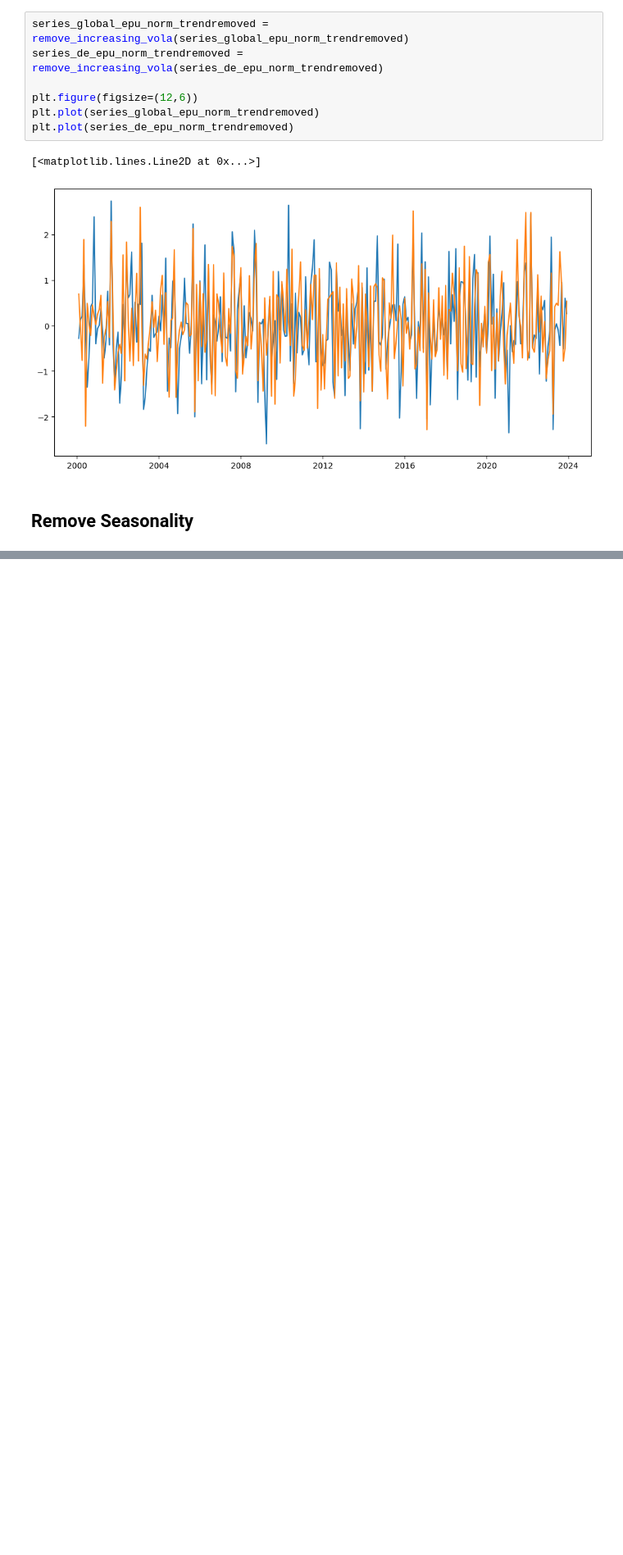
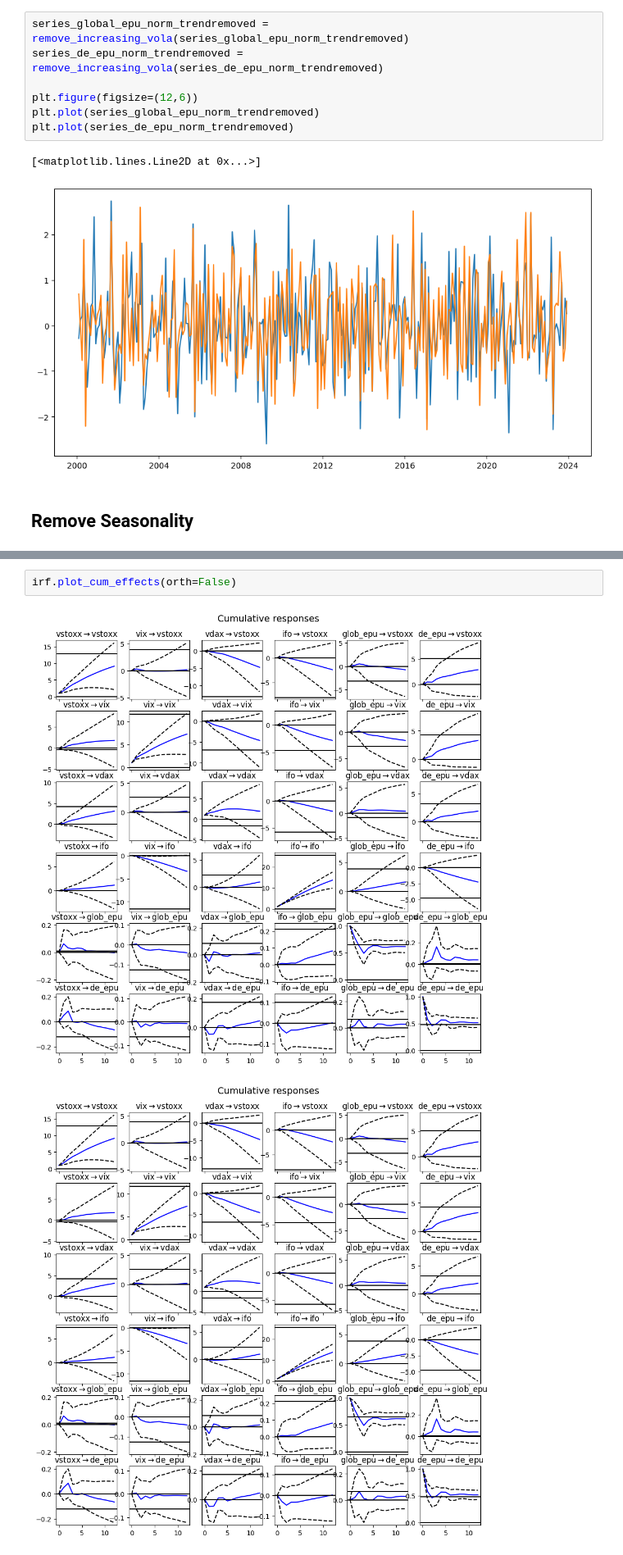
Before and after one commit to Joshi-77/BA-VAR, a Jupyter notebook: main.ipynb, the cells around one changed output, grey strips where cells are left out. Shown at 82% size. Cells and saved outputs as stored; diff of their text form; blank space fills up the shorter version.

```diff
--- a/main.ipynb
+++ b/main.ipynb
@@ -203,0 +370,5 @@ plt.plot(series_de_epu_norm_trendremoved)
+# %%
+irf.plot_cum_effects(orth=False)
+# %% [output]
+[figure, added]
+[figure, added]
```
Also changed, not shown: parts of 24 cells of this notebook, 6 other files.
